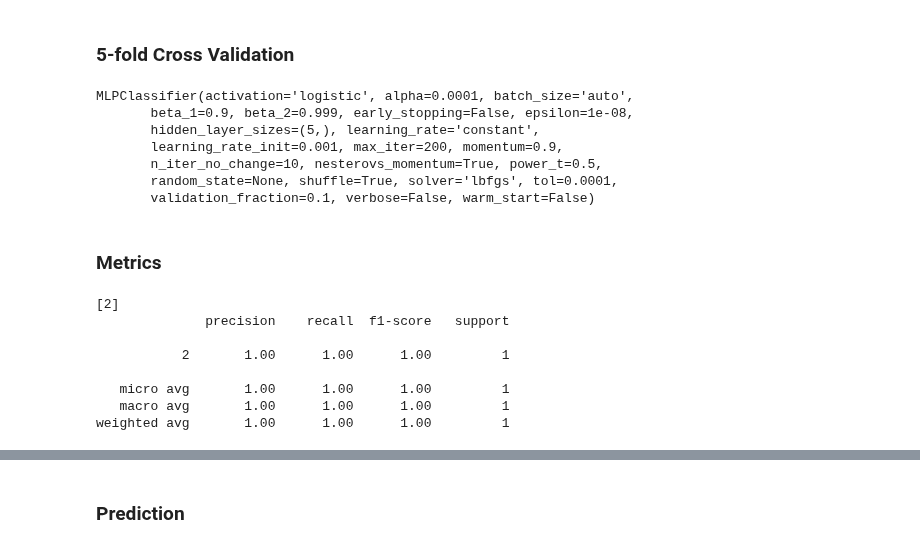
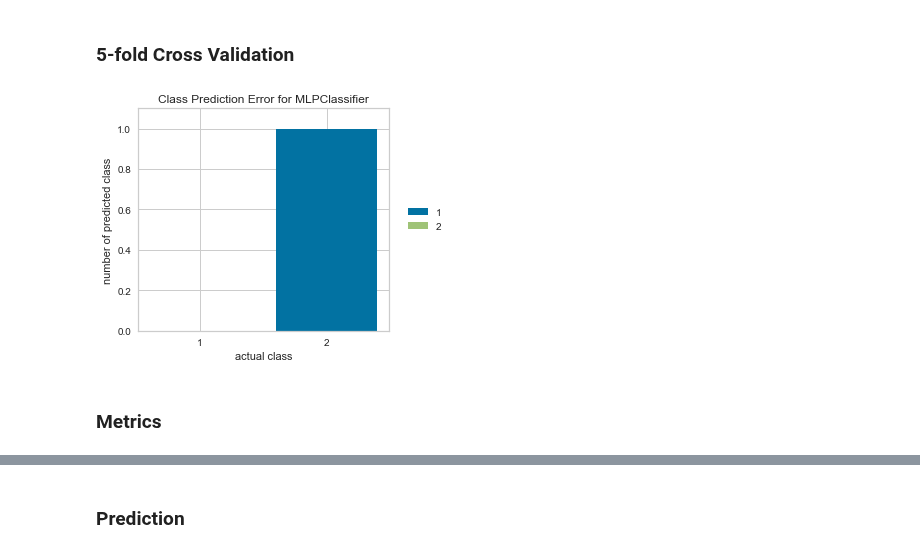
Before and after one commit to lizzij/AuthorProfiling, a Jupyter notebook: Classifiers.ipynb, the cells around one changed output, grey strips where cells are left out. Drawn from its saved outputs; the diff is of its cells as text; code cells hidden in the pictures.

Commit message:
Added visualizations to display results from neural network

```diff
--- a/Classifiers.ipynb
+++ b/Classifiers.ipynb
@@ -28,7 +28,7 @@ def construct_params(node_num):
 # Function to run 5-fold cross validation (with MLP) to determine optimal hyperparameters for MLP classifer
 def cross_validation(x_features, y_labels, params):
     clf = GridSearchCV(MLPClassifier(), params, cv=3, # Fix this with actual dataset
-                       scoring='accuracy')
+                       scoring='f1')
     clf.fit(x_features, y_labels)
     return clf.best_params_
 
@@ -40,68 +40,37 @@ def get_model(params):
 
 # Train model on entire training set
 def train_model(model, x_vector, y_vector):
     model.fit(x_vector, y_vector)
     return model
 
 # Steps for age and time period classifiers
 # (0) Scale input/output data (?)
 scaler = StandardScaler()
 age_features = [[1, 2, 3, 4, 5], [6, 7, 8, 9, 10], [1, 2, 3, 4, 5], [1, 2, 3, 4, 5], [1, 2, 3, 4, 5], [6, 7, 8, 9, 10]]
 age_labels = [1, 2, 2, 1, 1, 2]
 scaled_age_features = scale(scaler, age_features)
 # print(scaled_age_features)
 
 time_period_features = [[1, 2, 3, 4, 5], [6, 7, 8, 9, 10], [6, 7, 8, 9, 10], [6, 7, 8, 9, 10], [6, 7, 8, 9, 10], [6, 7, 8, 9, 10]]
 time_period_labels = [1, 2, 1, 2, 1, 2]
 scaled_time_period_features = scale(scaler, time_period_features)
 # print(scaled_time_period_features)
 
 # (1) Perform cross validation with all chosen parameters
 age_node_num = calc_node_num(len(age_features[0]), len(age_labels))
 age_params = construct_params(age_node_num)
 best_age_params = cross_validation(scaled_age_features, age_labels, age_params)
 
 tp_node_num = calc_node_num(len(time_period_features[0]), len(time_period_labels))
 time_period_params = construct_params(tp_node_num)
 best_tp_params = cross_validation(scaled_time_period_features, time_period_labels, time_period_params)
 
 # (2) After determining optimal params based on accuracy, retrain model with those params
-age_model = get_model(best_age_params)
-trained_age_model = train_model(age_model, scaled_age_features, age_labels)
-
-tp_model = get_model(best_tp_params)
-trained_tp_model = train_model(tp_model, scaled_time_period_features, time_period_labels)
+# age_model = get_model(best_age_params)
+# trained_age_model = train_model(age_model, scaled_age_features, age_labels)
+# tp_model = get_model(best_tp_params)
+# trained_tp_model = train_model(tp_model, scaled_time_period_features, time_period_labels)
 # %% [output]
-MLPClassifier(activation='logistic', alpha=0.0001, batch_size='auto',
-       beta_1=0.9, beta_2=0.999, early_stopping=False, epsilon=1e-08,
-       hidden_layer_sizes=(5,), learning_rate='constant',
-       learning_rate_init=0.001, max_iter=200, momentum=0.9,
-       n_iter_no_change=10, nesterovs_momentum=True, power_t=0.5,
-       random_state=None, shuffle=True, solver='lbfgs', tol=0.0001,
-       validation_fraction=0.1, verbose=False, warm_start=False)
+[figure, added]
 # %% [markdown]
 ### Metrics
-# %%
-# Function to predict labels for given test set and return classification report of precision, recall and F1
-def predict_values(model, test_features, test_labels):
-    predictions = model.predict(test_features)
-    print(classification_report(test_labels, predictions))
-
-# (3) Split training data into training/test set, use test set to return precision, recall, and f1 scores (?)
-# test_age_features = [[1, 2, 3, 4, 5]]
-# test_age_labels = [[2]]
-# scaled_test_age_features = scale(scaler, test_age_features)
-# predict_values(trained_age_model, test_age_features, test_age_labels)
-
-# test_tp_features = [[6, 7, 8, 9, 10]]
-# test_tp_labels = [[2]]
-# scaled_test_tp_features = scale(scaler, test_tp_features)
-# %% [output]
-[2]
-              precision    recall  f1-score   support
-
-           2       1.00      1.00      1.00         1
-
-   micro avg       1.00      1.00      1.00         1
-   macro avg       1.00      1.00      1.00         1
-weighted avg       1.00      1.00      1.00         1
```
Also changed, not shown: parts of 2 cells of this notebook.
